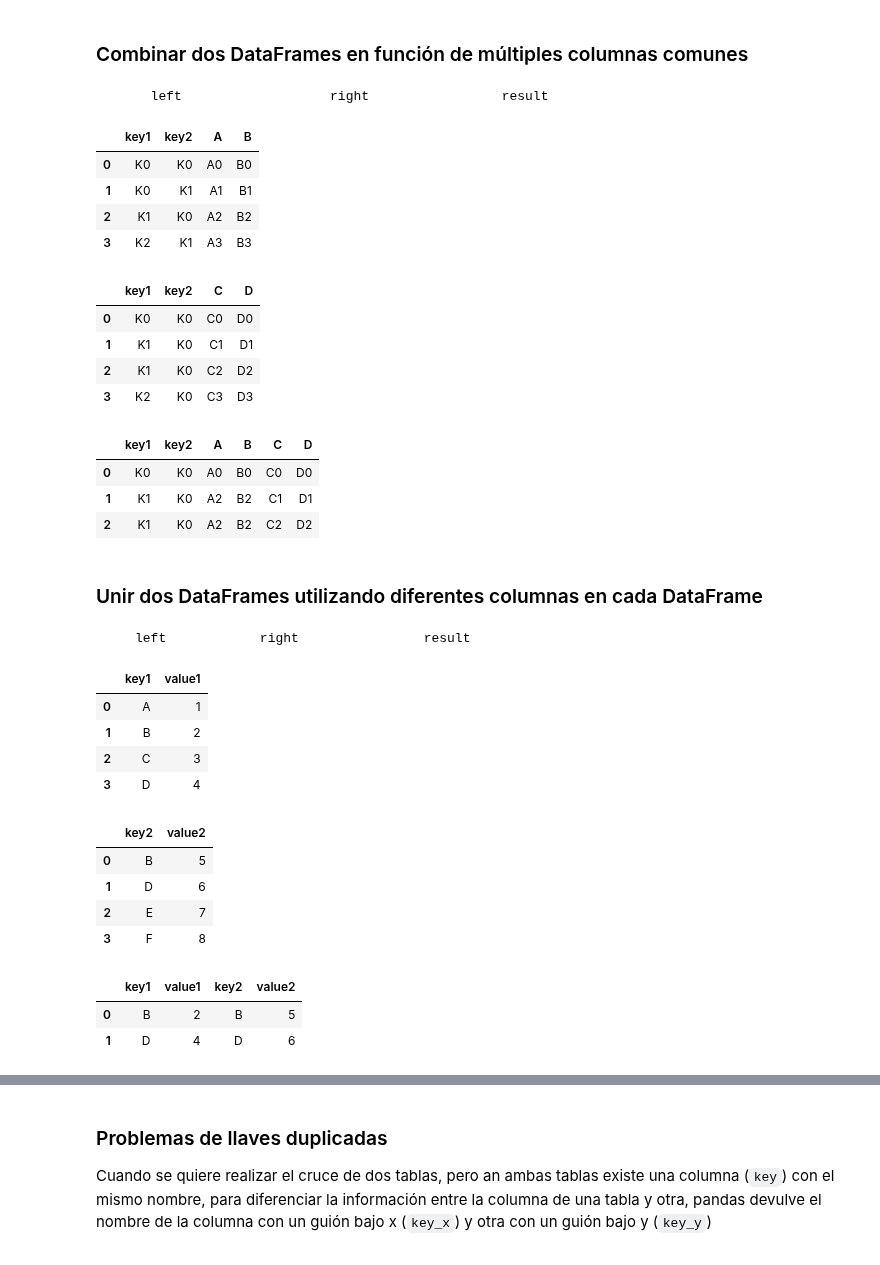
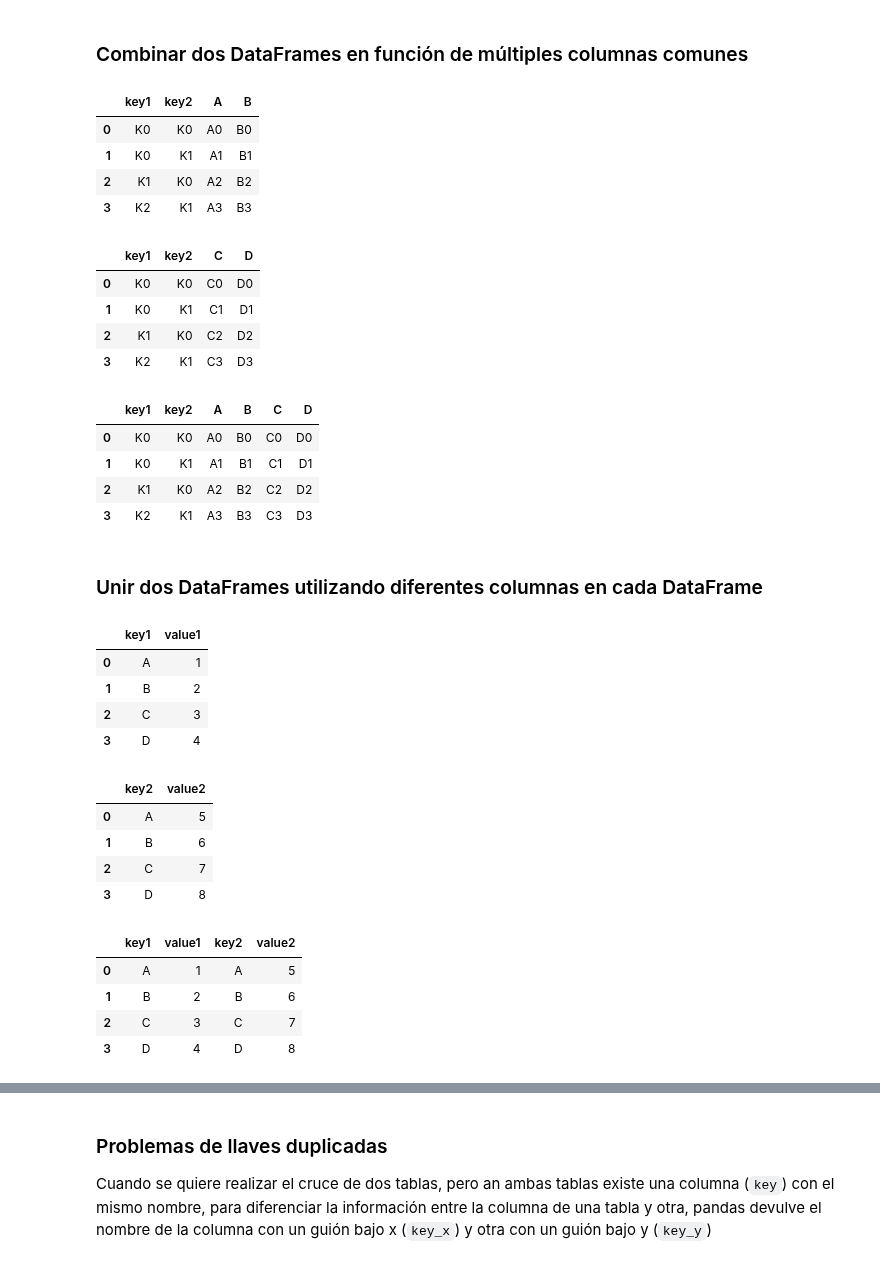
Before and after one commit to fralfaro/python_eda, a Jupyter notebook: docs/pandas/032_merge_concat.ipynb, the cells around one changed output, grey strips where cells are left out. Saved outputs shown, nothing was run; the diff lists cells and outputs as text; code cells hidden in the pictures.

```diff
--- a/docs/pandas/032_merge_concat.ipynb
+++ b/docs/pandas/032_merge_concat.ipynb
@@ -186,17 +203,14 @@ left = pd.DataFrame({'key1': ['K0', 'K0', 'K1', 'K2'],
                      'B': ['B0', 'B1', 'B2', 'B3']})
 
 
-right = pd.DataFrame({'key1': ['K0', 'K1', 'K1', 'K2'],
-                      'key2': ['K0', 'K0', 'K0', 'K0'],
+right = pd.DataFrame({'key1': ['K0', 'K0', 'K1', 'K2'],
+                     'key2': ['K0', 'K1', 'K0', 'K1'],
                       'C': ['C0', 'C1', 'C2', 'C3'],
                       'D': ['D0', 'D1', 'D2', 'D3']})
 
 result = pd.merge(left, right, on=['key1', 'key2'])
-
-print("       left                   right                 result")
 display_side_by_side(left,right,result)
 # %% [output]
-       left                   right                 result
 |  | key1 | key2 | A | B |
 | 0 | K0 | K0 | A0 | B0 |
 | 1 | K0 | K1 | A1 | B1 |
@@ -204,40 +218,40 @@ display_side_by_side(left,right,result)
 | 3 | K2 | K1 | A3 | B3 |
 |  | key1 | key2 | C | D |
 | 0 | K0 | K0 | C0 | D0 |
-| 1 | K1 | K0 | C1 | D1 |
+| 1 | K0 | K1 | C1 | D1 |
 | 2 | K1 | K0 | C2 | D2 |
-| 3 | K2 | K0 | C3 | D3 |
+| 3 | K2 | K1 | C3 | D3 |
 |  | key1 | key2 | A | B | C | D |
 | 0 | K0 | K0 | A0 | B0 | C0 | D0 |
-| 1 | K1 | K0 | A2 | B2 | C1 | D1 |
+| 1 | K0 | K1 | A1 | B1 | C1 | D1 |
 | 2 | K1 | K0 | A2 | B2 | C2 | D2 |
+| 3 | K2 | K1 | A3 | B3 | C3 | D3 |
 # %% [markdown]
 ### Unir dos DataFrames utilizando diferentes columnas en cada DataFrame
 # %%
 import pandas as pd
 
 left = pd.DataFrame({'key1': ['A', 'B', 'C', 'D'], 'value1': [1, 2, 3, 4]})
-right = pd.DataFrame({'key2': ['B', 'D', 'E', 'F'], 'value2': [5, 6, 7, 8]})
+right = pd.DataFrame({'key2': ['A', 'B', 'C', 'D'], 'value2': [5, 6, 7, 8]})
 
 result = pd.merge(left, right, left_on='key1', right_on='key2')
-
-print("     left            right                result")
 display_side_by_side(left,right,result)
 # %% [output]
-     left            right                result
 |  | key1 | value1 |
 | 0 | A | 1 |
 | 1 | B | 2 |
 | 2 | C | 3 |
 | 3 | D | 4 |
 |  | key2 | value2 |
-| 0 | B | 5 |
-| 1 | D | 6 |
-| 2 | E | 7 |
-| 3 | F | 8 |
+| 0 | A | 5 |
+| 1 | B | 6 |
+| 2 | C | 7 |
+| 3 | D | 8 |
 |  | key1 | value1 | key2 | value2 |
-| 0 | B | 2 | B | 5 |
-| 1 | D | 4 | D | 6 |
+| 0 | A | 1 | A | 5 |
+| 1 | B | 2 | B | 6 |
+| 2 | C | 3 | C | 7 |
+| 3 | D | 4 | D | 8 |
 # %% [markdown]
 ### Combinar Dataframes utilizando el comando `how`
 
```
Also changed, not shown: parts of 12 cells of this notebook, 1 other file.
